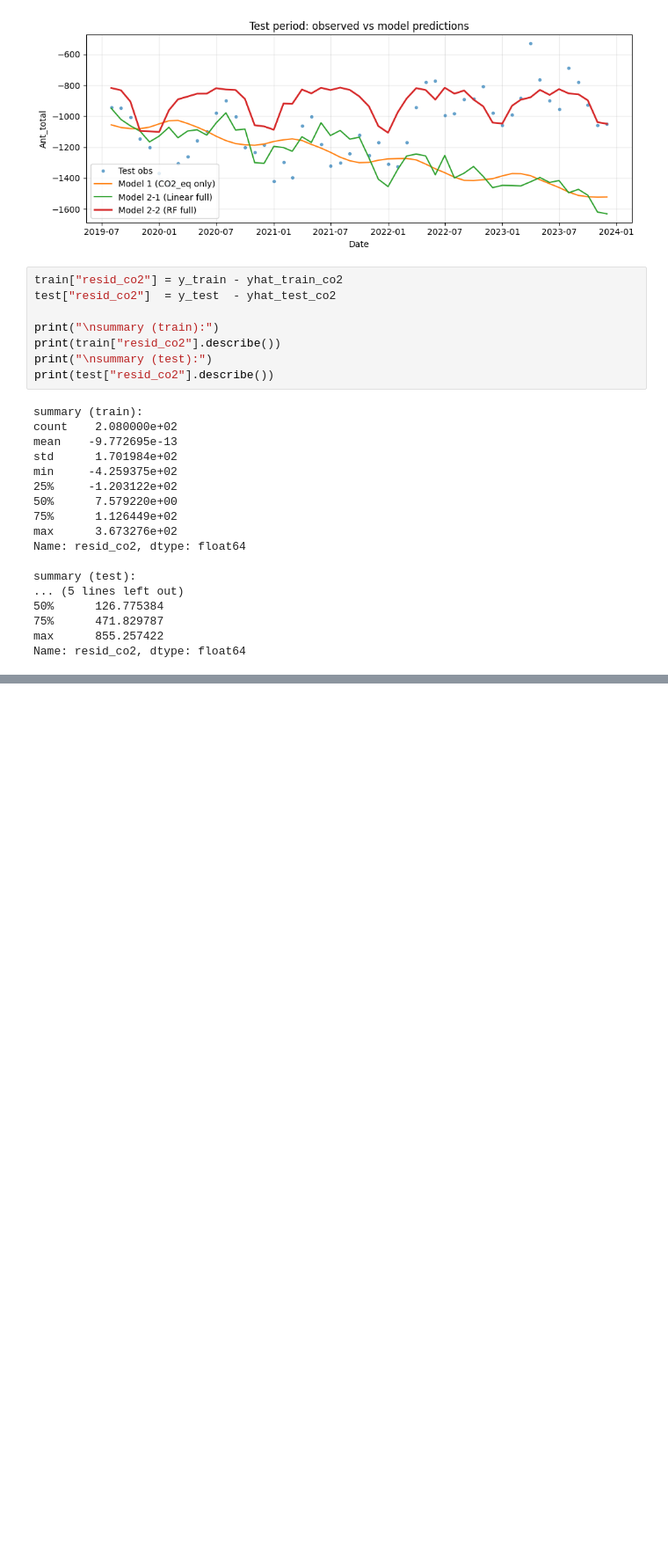
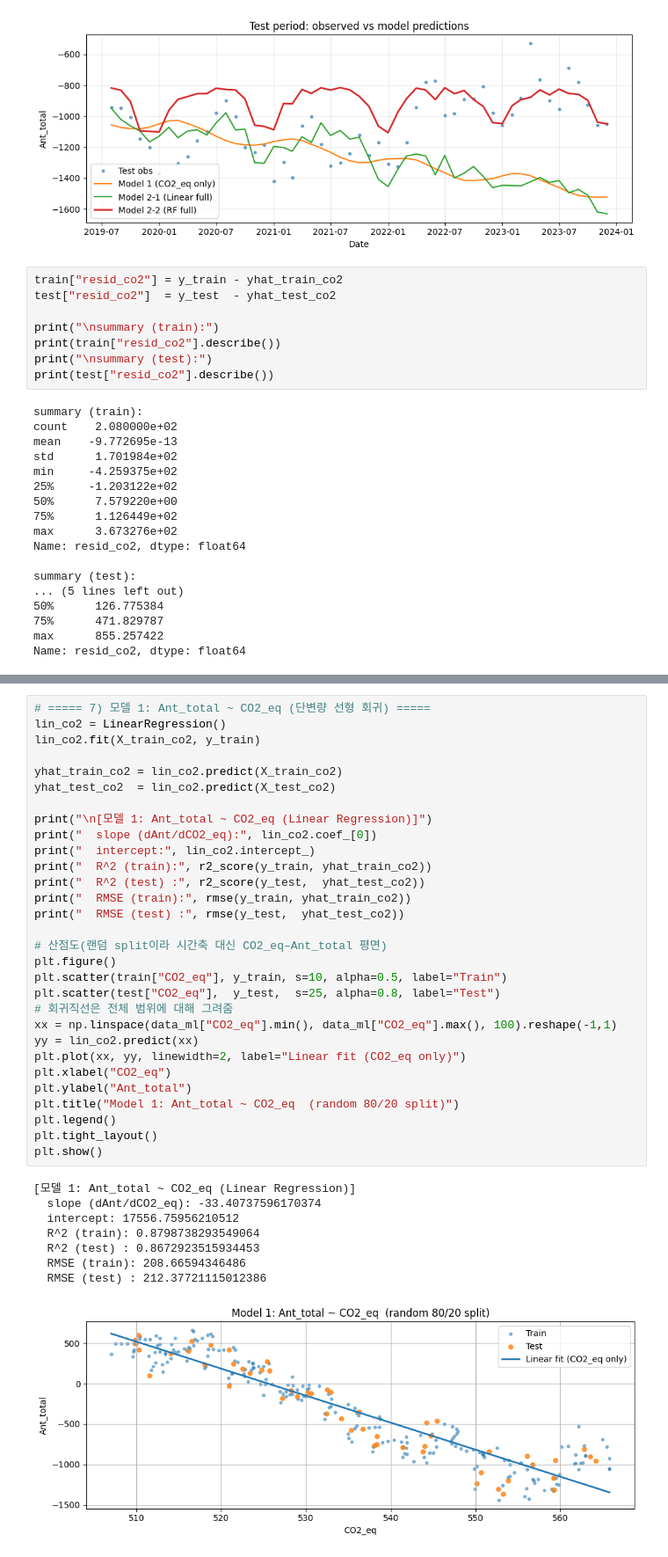
Before and after one commit to KentBerry680/ENGG680_2025_Fall---group-20-assignments, a Jupyter notebook: Final assignment/ENGG_Analysis.ipynb, the cells around one changed output, grey strips where cells are left out. Shown at 88% size. Drawn from its saved outputs; the diff is of its cells as text; blank space fills up the shorter version.

```diff
--- a/Final assignment/ENGG_Analysis.ipynb
+++ b/Final assignment/ENGG_Analysis.ipynb
@@ -1311,0 +1425,39 @@ Name: resid_co2, dtype: float64
+# %%
+# ===== 7) 모델 1: Ant_total ~ CO2_eq (단변량 선형 회귀) =====
+lin_co2 = LinearRegression()
+lin_co2.fit(X_train_co2, y_train)
+
+yhat_train_co2 = lin_co2.predict(X_train_co2)
+yhat_test_co2  = lin_co2.predict(X_test_co2)
+
+print("\n[모델 1: Ant_total ~ CO2_eq (Linear Regression)]")
+print("  slope (dAnt/dCO2_eq):", lin_co2.coef_[0])
+print("  intercept:", lin_co2.intercept_)
+print("  R^2 (train):", r2_score(y_train, yhat_train_co2))
+print("  R^2 (test) :", r2_score(y_test,  yhat_test_co2))
+print("  RMSE (train):", rmse(y_train, yhat_train_co2))
+print("  RMSE (test) :", rmse(y_test,  yhat_test_co2))
+
+# 산점도(랜덤 split이라 시간축 대신 CO2_eq–Ant_total 평면)
+plt.figure()
+plt.scatter(train["CO2_eq"], y_train, s=10, alpha=0.5, label="Train")
+plt.scatter(test["CO2_eq"],  y_test,  s=25, alpha=0.8, label="Test")
+# 회귀직선은 전체 범위에 대해 그려줌
+xx = np.linspace(data_ml["CO2_eq"].min(), data_ml["CO2_eq"].max(), 100).reshape(-1,1)
+yy = lin_co2.predict(xx)
+plt.plot(xx, yy, linewidth=2, label="Linear fit (CO2_eq only)")
+plt.xlabel("CO2_eq")
+plt.ylabel("Ant_total")
+plt.title("Model 1: Ant_total ~ CO2_eq  (random 80/20 split)")
+plt.legend()
+plt.tight_layout()
+plt.show()
+# %% [output]
+[모델 1: Ant_total ~ CO2_eq (Linear Regression)]
+  slope (dAnt/dCO2_eq): -33.40737596170374
+  intercept: 17556.75956210512
+  R^2 (train): 0.8798738293549064
+  R^2 (test) : 0.8672923515934453
+  RMSE (train): 208.66594346486
+  RMSE (test) : 212.37721115012386
+[figure, added]
```
Also changed, not shown: parts of 22 cells of this notebook.
